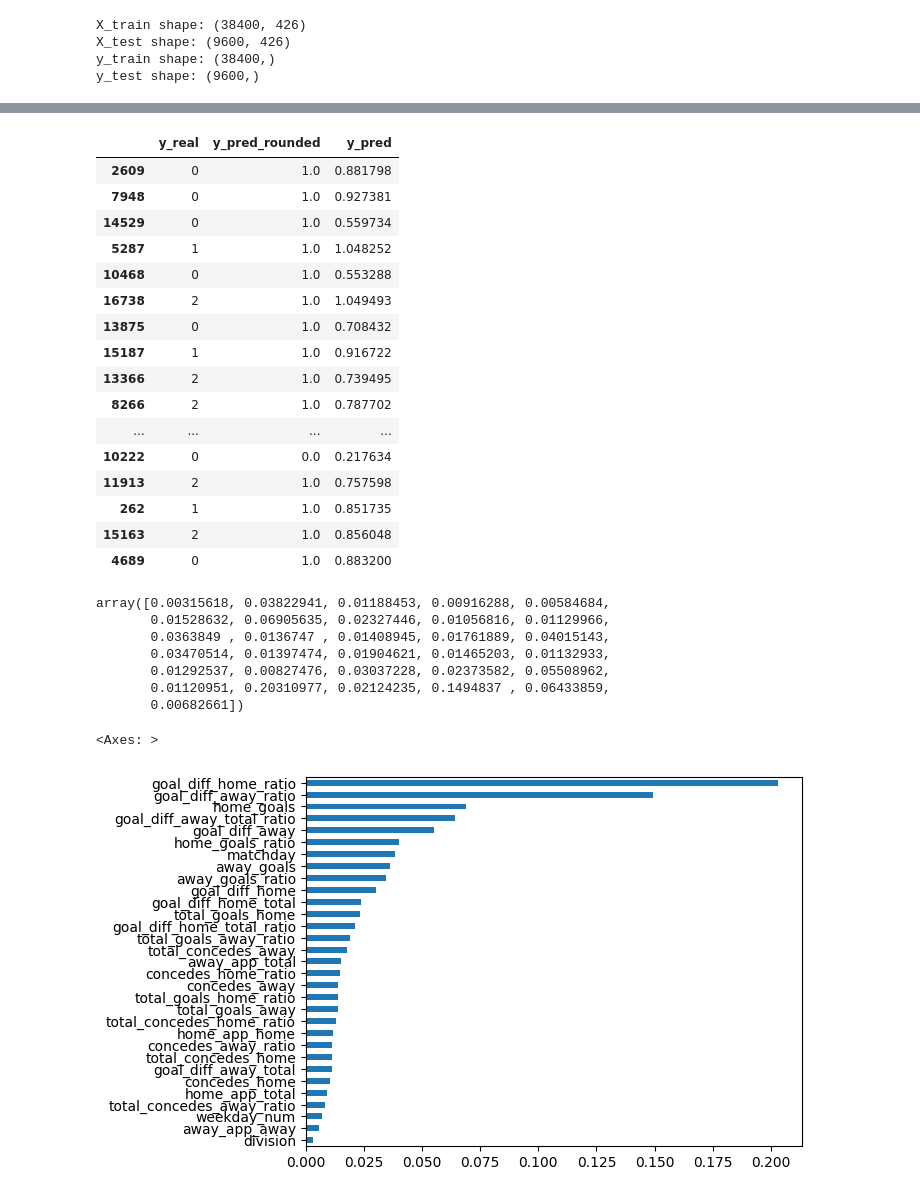
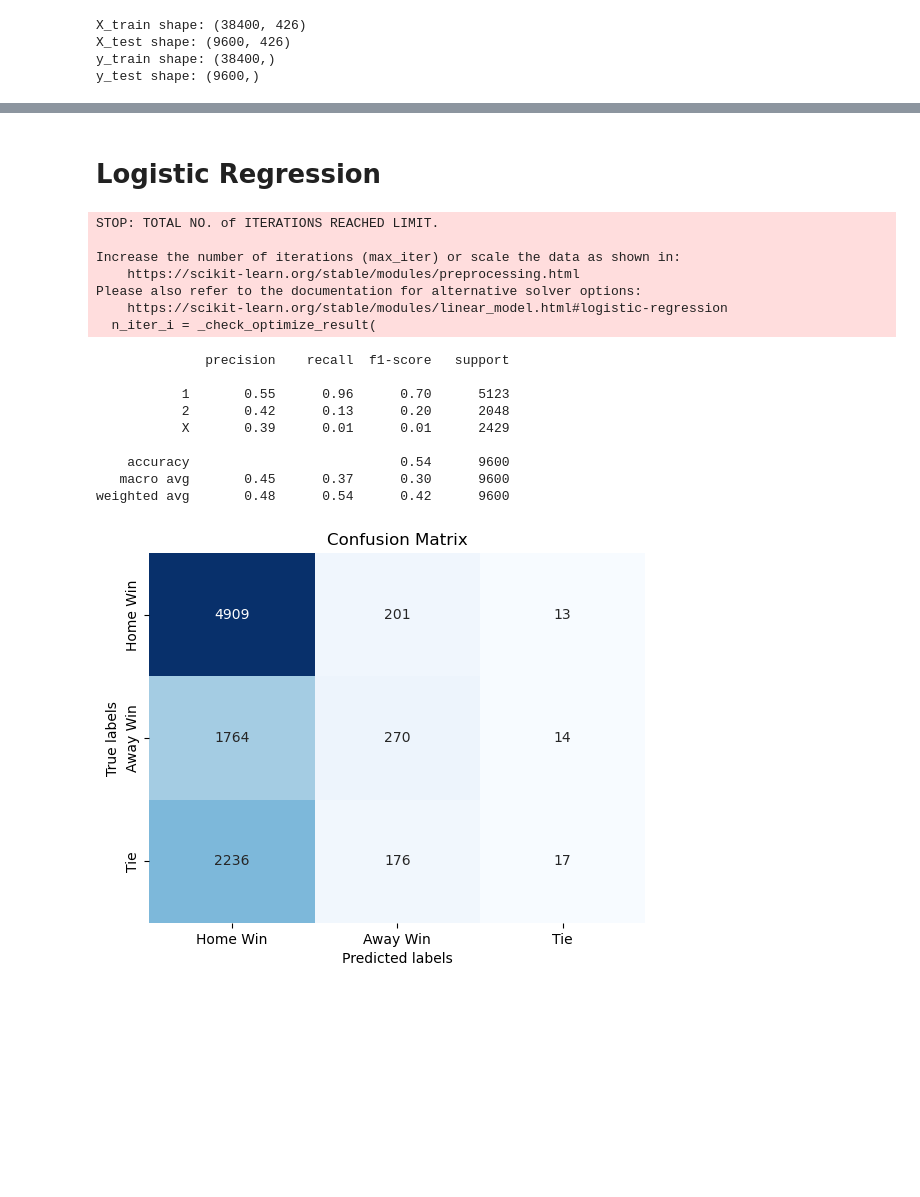
Before and after one commit to ManuIluro22/LaLiga, a Jupyter notebook: analysis/jordi.ipynb, the cells around one changed output, grey strips where cells are left out. Saved outputs shown, nothing was run; the diff lists cells and outputs as text; code cells hidden in the pictures; blank space fills up the shorter version.

```diff
--- a/analysis/jordi.ipynb
+++ b/analysis/jordi.ipynb
@@ -264,41 +283,26 @@ weighted avg       0.48      0.54      0.43      9600
-# %%
-preds_df = df.loc[y_test.index].copy()
-preds_df["y_real"] = preds_df[target]  # I'm just adding this column to have both y_real and y_pred at the right of my df
-preds_df["y_pred_rounded"] = gbm_y_pred.round(0)
-preds_df["y_pred"] = gbm_y_pred
-preds_df["err"] = preds_df["y_real"] - preds_df["y_pred"]
-preds_df[["y_real","y_pred_rounded","y_pred"]].head(50)
-# %% [output]
-|  | y_real | y_pred_rounded | y_pred |
-| 2609 | 0 | 1.0 | 0.881798 |
-| 7948 | 0 | 1.0 | 0.927381 |
-| 14529 | 0 | 1.0 | 0.559734 |
-| 5287 | 1 | 1.0 | 1.048252 |
-| 10468 | 0 | 1.0 | 0.553288 |
-| 16738 | 2 | 1.0 | 1.049493 |
-| 13875 | 0 | 1.0 | 0.708432 |
-| 15187 | 1 | 1.0 | 0.916722 |
-| 13366 | 2 | 1.0 | 0.739495 |
-| 8266 | 2 | 1.0 | 0.787702 |
-| ... | ... | ... | ... |
-| 10222 | 0 | 0.0 | 0.217634 |
-| 11913 | 2 | 1.0 | 0.757598 |
-| 262 | 1 | 1.0 | 0.851735 |
-| 15163 | 2 | 1.0 | 0.856048 |
-| 4689 | 0 | 1.0 | 0.883200 |
-# %%
-gbm_model.feature_importances_
-# %% [output]
-array([0.00315618, 0.03822941, 0.01188453, 0.00916288, 0.00584684,
-       0.01528632, 0.06905635, 0.02327446, 0.01056816, 0.01129966,
-       0.0363849 , 0.0136747 , 0.01408945, 0.01761889, 0.04015143,
-       0.03470514, 0.01397474, 0.01904621, 0.01465203, 0.01132933,
-       0.01292537, 0.00827476, 0.03037228, 0.02373582, 0.05508962,
-       0.01120951, 0.20310977, 0.02124235, 0.1494837 , 0.06433859,
-       0.00682661])
-# %%
-importances = pd.Series(gbm_model.feature_importances_, index=features)
-importances.sort_values(ascending=True).plot(kind="barh")
-# %% [output]
-<Axes: >
-[figure, removed]
+# %% [markdown]
+# Logistic Regression
+# %%
+LR_model = LogisticRegression()
+LR_model.fit(X_train, y_train)
+LR_pred = LR_model.predict(X_test)
+LR_accuracy = performance(y_test, LR_pred, LR_model)
+models_performance.loc[len(models_performance)] = ['Logistic Regression', LR_accuracy]
+# %% [output]
+STOP: TOTAL NO. of ITERATIONS REACHED LIMIT.
+
+Increase the number of iterations (max_iter) or scale the data as shown in:
+    https://scikit-learn.org/stable/modules/preprocessing.html
+Please also refer to the documentation for alternative solver options:
+    https://scikit-learn.org/stable/modules/linear_model.html#logistic-regression
+  n_iter_i = _check_optimize_result(
+              precision    recall  f1-score   support
+
+           1       0.55      0.96      0.70      5123
+           2       0.42      0.13      0.20      2048
+           X       0.39      0.01      0.01      2429
+
+    accuracy                           0.54      9600
+   macro avg       0.45      0.37      0.30      9600
+weighted avg       0.48      0.54      0.42      9600
+[figure, added]
```
Also changed, not shown: parts of 20 cells of this notebook.
